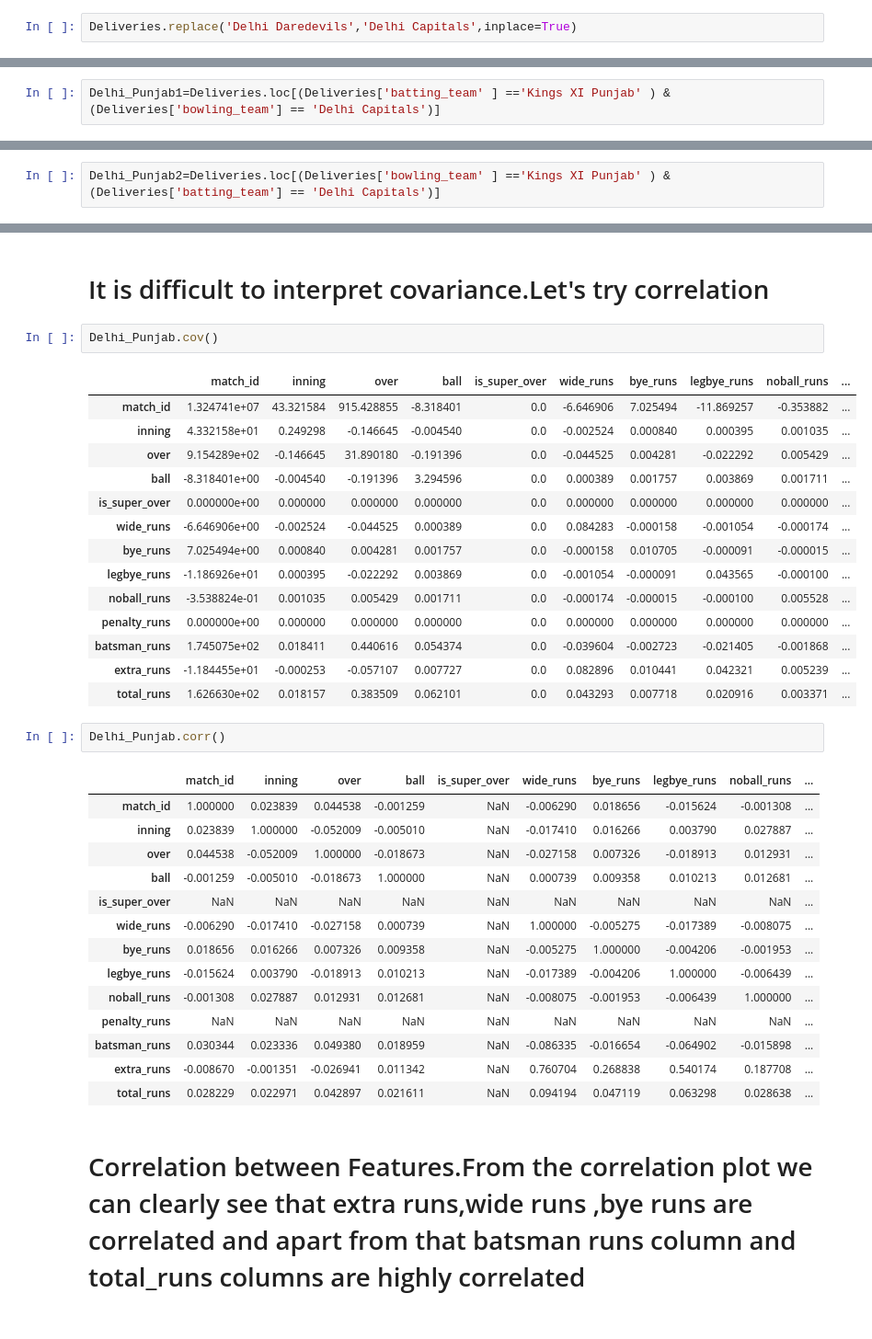
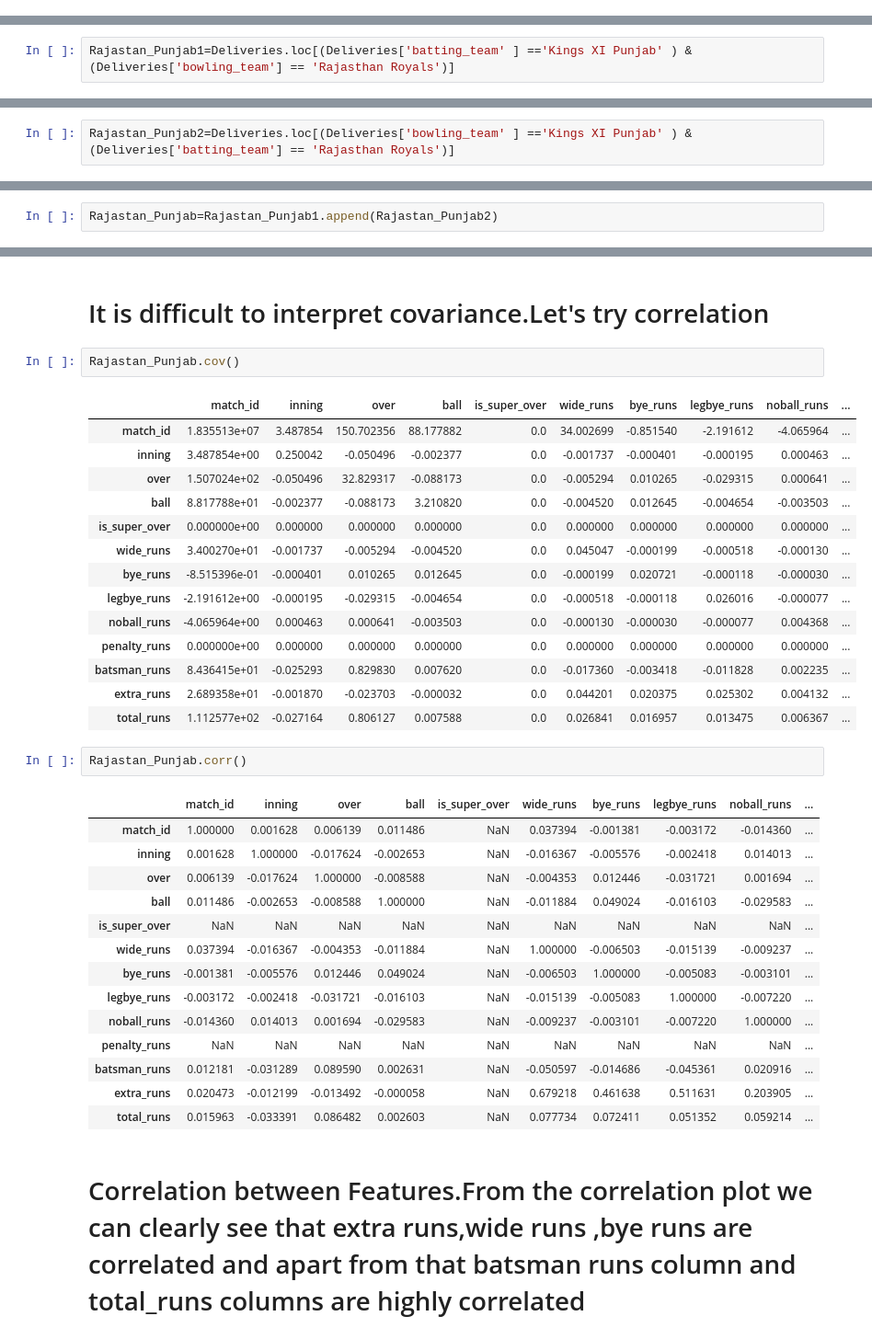
Before and after one commit to prajwal-kv/INTERNSHIP, a Jupyter notebook: DC_KXIP.ipynb, the cells around one changed output, grey strips where cells are left out. Shown at 92% size. Drawn from its saved outputs; the diff is of its cells as text.

```diff
--- a/DC_KXIP.ipynb
+++ b/DC_KXIP.ipynb
@@ -438,2 +410,0 @@ Deliveries.describe
-# %%
-Deliveries.replace('Delhi Daredevils','Delhi Capitals',inplace=True)
@@ -463,2 +413,2 @@ Deliveries.tail(30)
 # %%
-Delhi_Punjab1=Deliveries.loc[(Deliveries['batting_team' ] =='Kings XI Punjab' ) & (Deliveries['bowling_team'] == 'Delhi Capitals')]
+Rajastan_Punjab1=Deliveries.loc[(Deliveries['batting_team' ] =='Kings XI Punjab' ) & (Deliveries['bowling_team'] == 'Rajasthan Royals')]
@@ -481,2 +431,2 @@ Delhi_Punjab1
 # %%
-Delhi_Punjab2=Deliveries.loc[(Deliveries['bowling_team' ] =='Kings XI Punjab' ) & (Deliveries['batting_team'] == 'Delhi Capitals')]
+Rajastan_Punjab2=Deliveries.loc[(Deliveries['bowling_team' ] =='Kings XI Punjab' ) & (Deliveries['batting_team'] == 'Rajasthan Royals')]
@@ -501 +449,3 @@ Delhi_Punjab=Delhi_Punjab1.append(Delhi_Punjab2)
+# %%
+Rajastan_Punjab=Rajastan_Punjab1.append(Rajastan_Punjab2)
 # %% [markdown]
@@ -546,38 +499,38 @@ sns.pairplot(Delhi_Punjab)
 # %% [markdown]
 # It is difficult to interpret covariance.Let's try correlation
 # %%
-Delhi_Punjab.cov()
+Rajastan_Punjab.cov()
 # %% [output]
 |  | match_id | inning | over | ball | is_super_over | wide_runs | bye_runs | legbye_runs | noball_runs | ... |
-| match_id | 1.324741e+07 | 43.321584 | 915.428855 | -8.318401 | 0.0 | -6.646906 | 7.025494 | -11.869257 | -0.353882 | ... |
-| inning | 4.332158e+01 | 0.249298 | -0.146645 | -0.004540 | 0.0 | -0.002524 | 0.000840 | 0.000395 | 0.001035 | ... |
-| over | 9.154289e+02 | -0.146645 | 31.890180 | -0.191396 | 0.0 | -0.044525 | 0.004281 | -0.022292 | 0.005429 | ... |
-| ball | -8.318401e+00 | -0.004540 | -0.191396 | 3.294596 | 0.0 | 0.000389 | 0.001757 | 0.003869 | 0.001711 | ... |
+| match_id | 1.835513e+07 | 3.487854 | 150.702356 | 88.177882 | 0.0 | 34.002699 | -0.851540 | -2.191612 | -4.065964 | ... |
+| inning | 3.487854e+00 | 0.250042 | -0.050496 | -0.002377 | 0.0 | -0.001737 | -0.000401 | -0.000195 | 0.000463 | ... |
+| over | 1.507024e+02 | -0.050496 | 32.829317 | -0.088173 | 0.0 | -0.005294 | 0.010265 | -0.029315 | 0.000641 | ... |
+| ball | 8.817788e+01 | -0.002377 | -0.088173 | 3.210820 | 0.0 | -0.004520 | 0.012645 | -0.004654 | -0.003503 | ... |
 | is_super_over | 0.000000e+00 | 0.000000 | 0.000000 | 0.000000 | 0.0 | 0.000000 | 0.000000 | 0.000000 | 0.000000 | ... |
-| wide_runs | -6.646906e+00 | -0.002524 | -0.044525 | 0.000389 | 0.0 | 0.084283 | -0.000158 | -0.001054 | -0.000174 | ... |
-| bye_runs | 7.025494e+00 | 0.000840 | 0.004281 | 0.001757 | 0.0 | -0.000158 | 0.010705 | -0.000091 | -0.000015 | ... |
-| legbye_runs | -1.186926e+01 | 0.000395 | -0.022292 | 0.003869 | 0.0 | -0.001054 | -0.000091 | 0.043565 | -0.000100 | ... |
-| noball_runs | -3.538824e-01 | 0.001035 | 0.005429 | 0.001711 | 0.0 | -0.000174 | -0.000015 | -0.000100 | 0.005528 | ... |
+| wide_runs | 3.400270e+01 | -0.001737 | -0.005294 | -0.004520 | 0.0 | 0.045047 | -0.000199 | -0.000518 | -0.000130 | ... |
+| bye_runs | -8.515396e-01 | -0.000401 | 0.010265 | 0.012645 | 0.0 | -0.000199 | 0.020721 | -0.000118 | -0.000030 | ... |
+| legbye_runs | -2.191612e+00 | -0.000195 | -0.029315 | -0.004654 | 0.0 | -0.000518 | -0.000118 | 0.026016 | -0.000077 | ... |
+| noball_runs | -4.065964e+00 | 0.000463 | 0.000641 | -0.003503 | 0.0 | -0.000130 | -0.000030 | -0.000077 | 0.004368 | ... |
 | penalty_runs | 0.000000e+00 | 0.000000 | 0.000000 | 0.000000 | 0.0 | 0.000000 | 0.000000 | 0.000000 | 0.000000 | ... |
-| batsman_runs | 1.745075e+02 | 0.018411 | 0.440616 | 0.054374 | 0.0 | -0.039604 | -0.002723 | -0.021405 | -0.001868 | ... |
-| extra_runs | -1.184455e+01 | -0.000253 | -0.057107 | 0.007727 | 0.0 | 0.082896 | 0.010441 | 0.042321 | 0.005239 | ... |
-| total_runs | 1.626630e+02 | 0.018157 | 0.383509 | 0.062101 | 0.0 | 0.043293 | 0.007718 | 0.020916 | 0.003371 | ... |
+| batsman_runs | 8.436415e+01 | -0.025293 | 0.829830 | 0.007620 | 0.0 | -0.017360 | -0.003418 | -0.011828 | 0.002235 | ... |
+| extra_runs | 2.689358e+01 | -0.001870 | -0.023703 | -0.000032 | 0.0 | 0.044201 | 0.020375 | 0.025302 | 0.004132 | ... |
+| total_runs | 1.112577e+02 | -0.027164 | 0.806127 | 0.007588 | 0.0 | 0.026841 | 0.016957 | 0.013475 | 0.006367 | ... |
 # %%
-Delhi_Punjab.corr()
+Rajastan_Punjab.corr()
 # %% [output]
 |  | match_id | inning | over | ball | is_super_over | wide_runs | bye_runs | legbye_runs | noball_runs | ... |
-| match_id | 1.000000 | 0.023839 | 0.044538 | -0.001259 | NaN | -0.006290 | 0.018656 | -0.015624 | -0.001308 | ... |
-| inning | 0.023839 | 1.000000 | -0.052009 | -0.005010 | NaN | -0.017410 | 0.016266 | 0.003790 | 0.027887 | ... |
-| over | 0.044538 | -0.052009 | 1.000000 | -0.018673 | NaN | -0.027158 | 0.007326 | -0.018913 | 0.012931 | ... |
-| ball | -0.001259 | -0.005010 | -0.018673 | 1.000000 | NaN | 0.000739 | 0.009358 | 0.010213 | 0.012681 | ... |
+| match_id | 1.000000 | 0.001628 | 0.006139 | 0.011486 | NaN | 0.037394 | -0.001381 | -0.003172 | -0.014360 | ... |
+| inning | 0.001628 | 1.000000 | -0.017624 | -0.002653 | NaN | -0.016367 | -0.005576 | -0.002418 | 0.014013 | ... |
+| over | 0.006139 | -0.017624 | 1.000000 | -0.008588 | NaN | -0.004353 | 0.012446 | -0.031721 | 0.001694 | ... |
+| ball | 0.011486 | -0.002653 | -0.008588 | 1.000000 | NaN | -0.011884 | 0.049024 | -0.016103 | -0.029583 | ... |
 | is_super_over | NaN | NaN | NaN | NaN | NaN | NaN | NaN | NaN | NaN | ... |
-| wide_runs | -0.006290 | -0.017410 | -0.027158 | 0.000739 | NaN | 1.000000 | -0.005275 | -0.017389 | -0.008075 | ... |
-| bye_runs | 0.018656 | 0.016266 | 0.007326 | 0.009358 | NaN | -0.005275 | 1.000000 | -0.004206 | -0.001953 | ... |
-| legbye_runs | -0.015624 | 0.003790 | -0.018913 | 0.010213 | NaN | -0.017389 | -0.004206 | 1.000000 | -0.006439 | ... |
-| noball_runs | -0.001308 | 0.027887 | 0.012931 | 0.012681 | NaN | -0.008075 | -0.001953 | -0.006439 | 1.000000 | ... |
+| wide_runs | 0.037394 | -0.016367 | -0.004353 | -0.011884 | NaN | 1.000000 | -0.006503 | -0.015139 | -0.009237 | ... |
+| bye_runs | -0.001381 | -0.005576 | 0.012446 | 0.049024 | NaN | -0.006503 | 1.000000 | -0.005083 | -0.003101 | ... |
+| legbye_runs | -0.003172 | -0.002418 | -0.031721 | -0.016103 | NaN | -0.015139 | -0.005083 | 1.000000 | -0.007220 | ... |
+| noball_runs | -0.014360 | 0.014013 | 0.001694 | -0.029583 | NaN | -0.009237 | -0.003101 | -0.007220 | 1.000000 | ... |
 | penalty_runs | NaN | NaN | NaN | NaN | NaN | NaN | NaN | NaN | NaN | ... |
-| batsman_runs | 0.030344 | 0.023336 | 0.049380 | 0.018959 | NaN | -0.086335 | -0.016654 | -0.064902 | -0.015898 | ... |
-| extra_runs | -0.008670 | -0.001351 | -0.026941 | 0.011342 | NaN | 0.760704 | 0.268838 | 0.540174 | 0.187708 | ... |
-| total_runs | 0.028229 | 0.022971 | 0.042897 | 0.021611 | NaN | 0.094194 | 0.047119 | 0.063298 | 0.028638 | ... |
+| batsman_runs | 0.012181 | -0.031289 | 0.089590 | 0.002631 | NaN | -0.050597 | -0.014686 | -0.045361 | 0.020916 | ... |
+| extra_runs | 0.020473 | -0.012199 | -0.013492 | -0.000058 | NaN | 0.679218 | 0.461638 | 0.511631 | 0.203905 | ... |
+| total_runs | 0.015963 | -0.033391 | 0.086482 | 0.002603 | NaN | 0.077734 | 0.072411 | 0.051352 | 0.059214 | ... |
 # %% [markdown]
 # Correlation between Features.From the correlation plot we can clearly see that extra runs,wide runs ,bye runs are correlated and apart from that batsman runs column and total_runs columns are highly correlated
```
Also changed, not shown: parts of 284 cells of this notebook.
